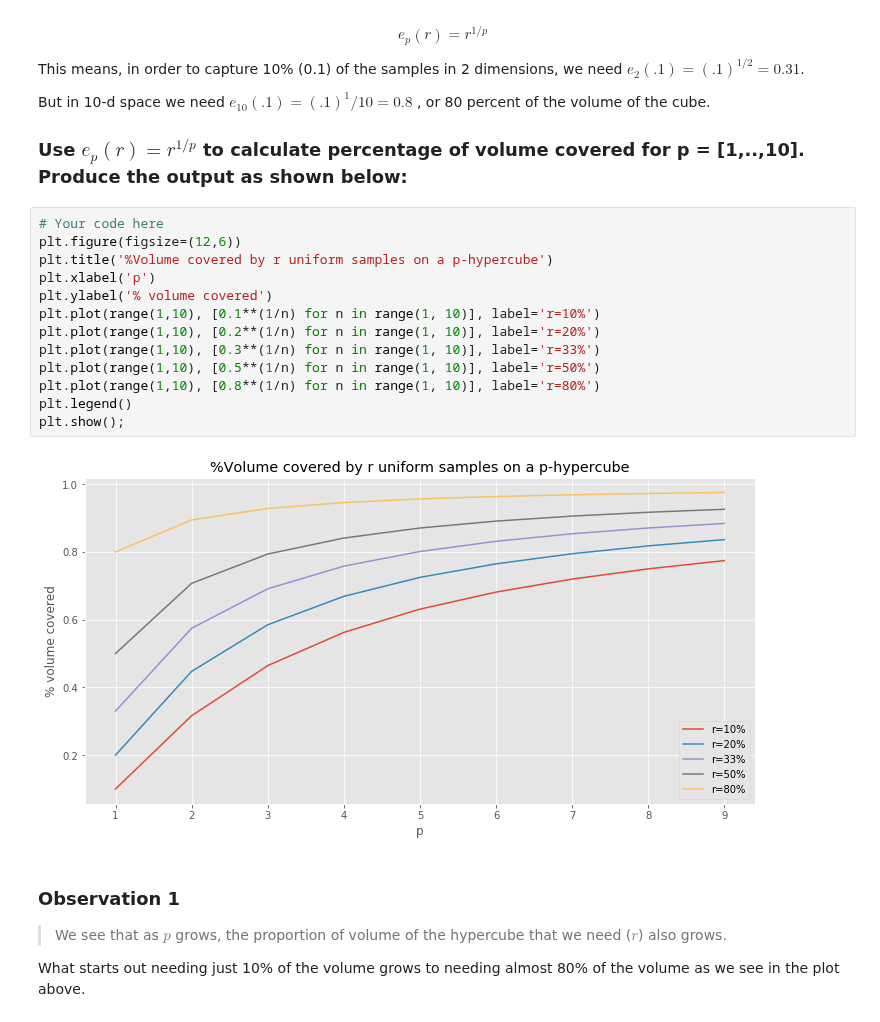
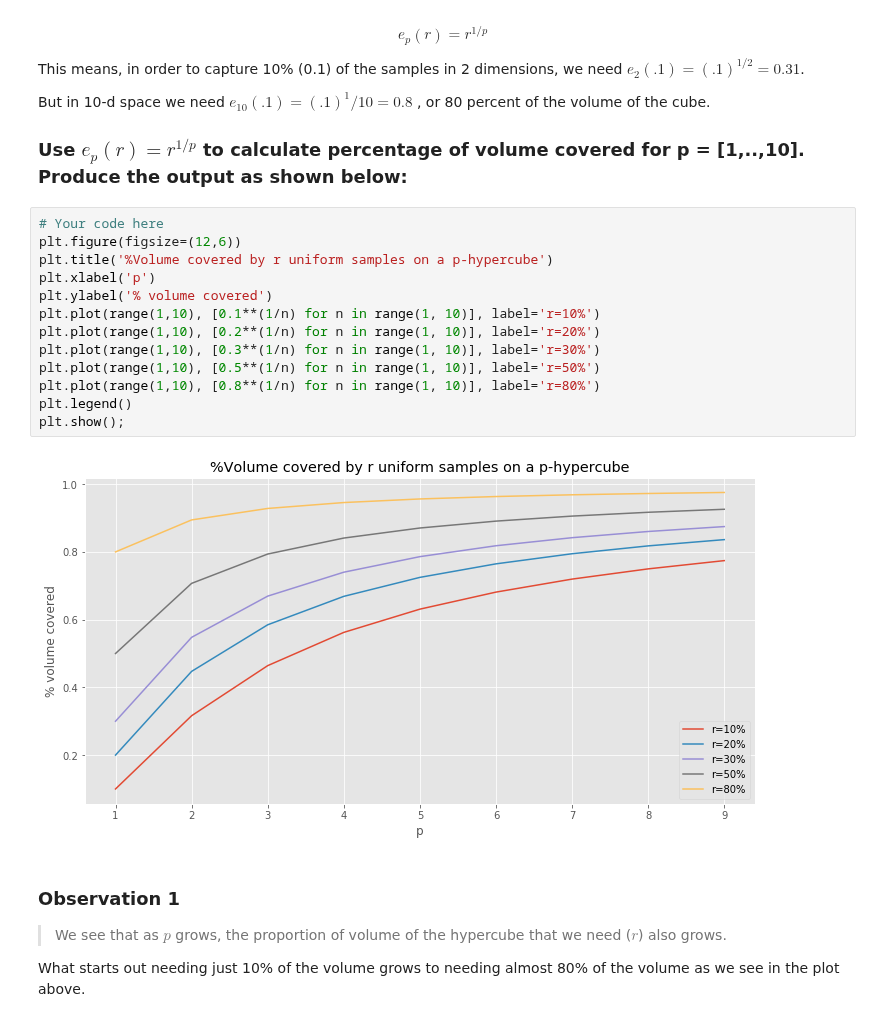
Before and after one commit to imamun93/dsc-3-34-03-curse-of-dimensionality-simulation-lab-nyc-career-ds-102218, a Jupyter notebook: index.ipynb, the cells around one changed output. Drawn from its saved outputs; the diff is of its cells as text.

```diff
--- a/index.ipynb
+++ b/index.ipynb
@@ -77,18 +77,18 @@ But in 10-d space we need $e_10(.1)=(.1)^1/10=0.8$ , or 80 percent of the volume
 # %%
 # Your code here
 plt.figure(figsize=(12,6))
 plt.title('%Volume covered by r uniform samples on a p-hypercube')
 plt.xlabel('p')
 plt.ylabel('% volume covered')
 plt.plot(range(1,10), [0.1**(1/n) for n in range(1, 10)], label='r=10%')
 plt.plot(range(1,10), [0.2**(1/n) for n in range(1, 10)], label='r=20%')
-plt.plot(range(1,10), [0.3**(1/n) for n in range(1, 10)], label='r=33%')
+plt.plot(range(1,10), [0.3**(1/n) for n in range(1, 10)], label='r=30%')
 plt.plot(range(1,10), [0.5**(1/n) for n in range(1, 10)], label='r=50%')
 plt.plot(range(1,10), [0.8**(1/n) for n in range(1, 10)], label='r=80%')
 plt.legend()
 plt.show();
 # %% [output]
-[figure, old version]
+[figure, new version]
 # %% [markdown]
 ### Observation 1
 > We see that as   $p$  grows, the proportion of volume of the hypercube that we need ($r$) also grows.
```
